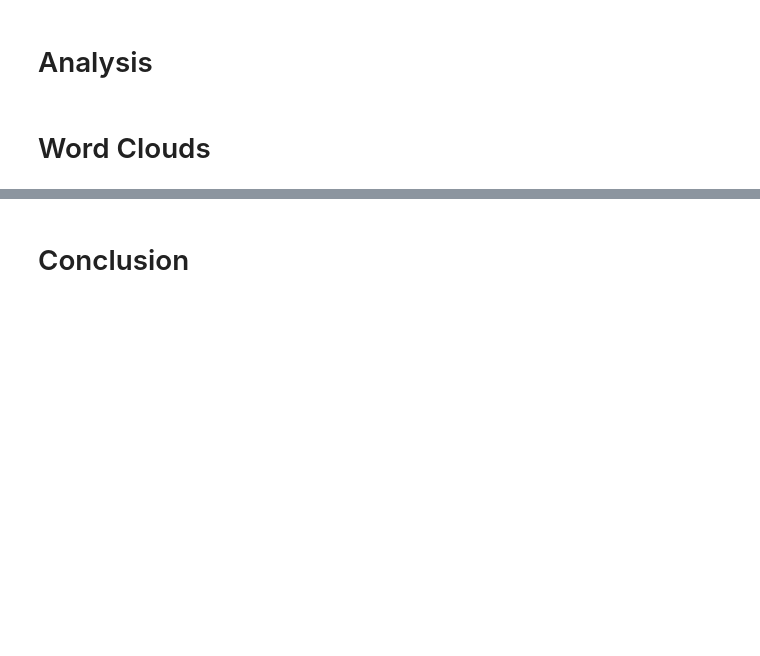
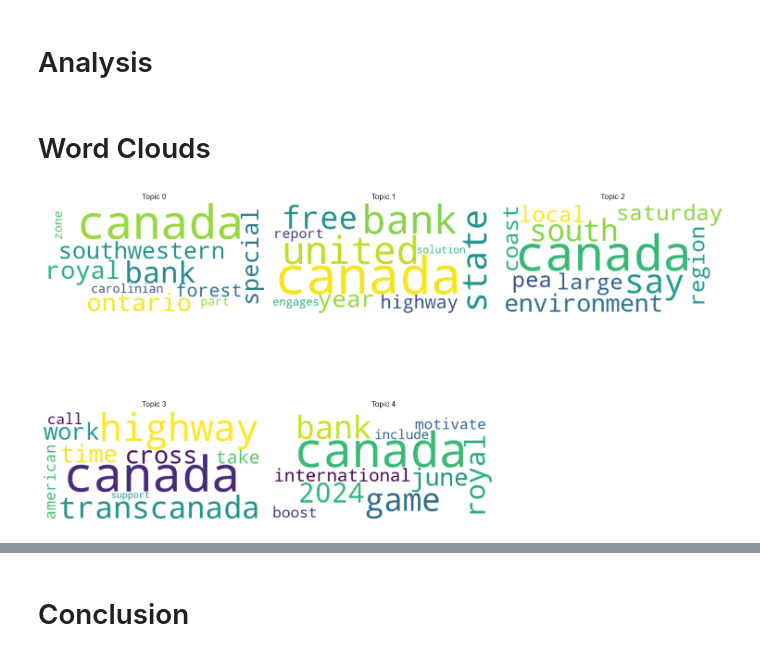
Before and after one commit to umeshkhatiwada13/Semester-3-Lab-Files, a Jupyter notebook: Social-media-analytics/assignment-2/Topic-modelling.ipynb, the cells around one changed output, grey strips where cells are left out. Saved outputs shown, nothing was run; the diff lists cells and outputs as text; code cells hidden in the pictures; blank space fills up the shorter version.

```diff
--- a/Social-media-analytics/assignment-2/Topic-modelling.ipynb
+++ b/Social-media-analytics/assignment-2/Topic-modelling.ipynb
@@ -346,30 +371,33 @@ No artists with labels found to put in legend.  Note that artists whose label st
 # %%
 from wordcloud import WordCloud
 import matplotlib.pyplot as plt
+num_topic =5
 
 # Function to plot word cloud for a given topic
 def plot_word_cloud(lda_model, topic_id, num_words=10):
     # Extract top words and their probabilities for the given topic
     topic_words = lda_model.show_topic(topic_id, topn=num_words)
 
     # Generate word cloud
     wordcloud = WordCloud(background_color='white').generate_from_frequencies(dict(topic_words))
 
     # Plot word cloud
     plt.imshow(wordcloud, interpolation='bilinear')
     plt.axis('off')
     plt.title(f'Topic {topic_id}')
 
 # Plot word clouds for all topics in a 2x3 grid
 fig, axs = plt.subplots(2, 3, figsize=(15, 10))
 
-for i in range(num_topics):
+for i in range(num_topic):
     plt.subplot(2, 3, i + 1)
-    plot_word_cloud(lda_model, topic_id=i)
+    plot_word_cloud(best_model, topic_id=i)
 
 # Remove the 6th subplot (bottom-right corner)
 fig.delaxes(axs[1, 2])
 
 plt.tight_layout()
 plt.show()
+# %% [output]
+[figure, added]
 # %%
```
Also changed, not shown: parts of 18 cells of this notebook, 3 other files.
